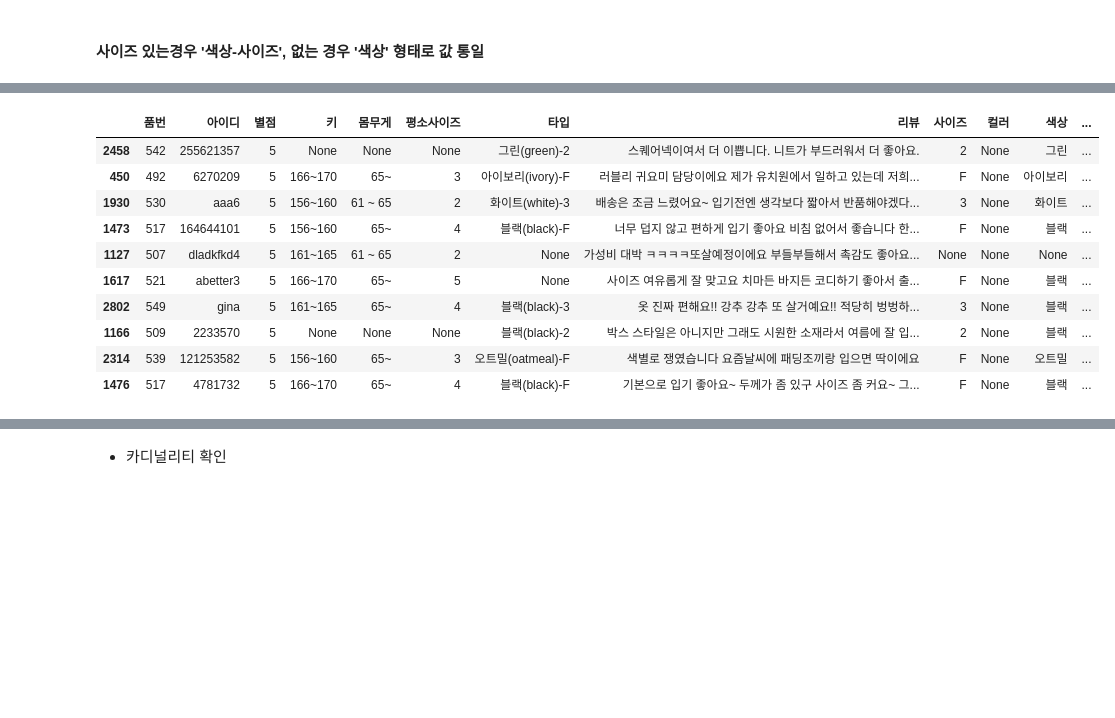
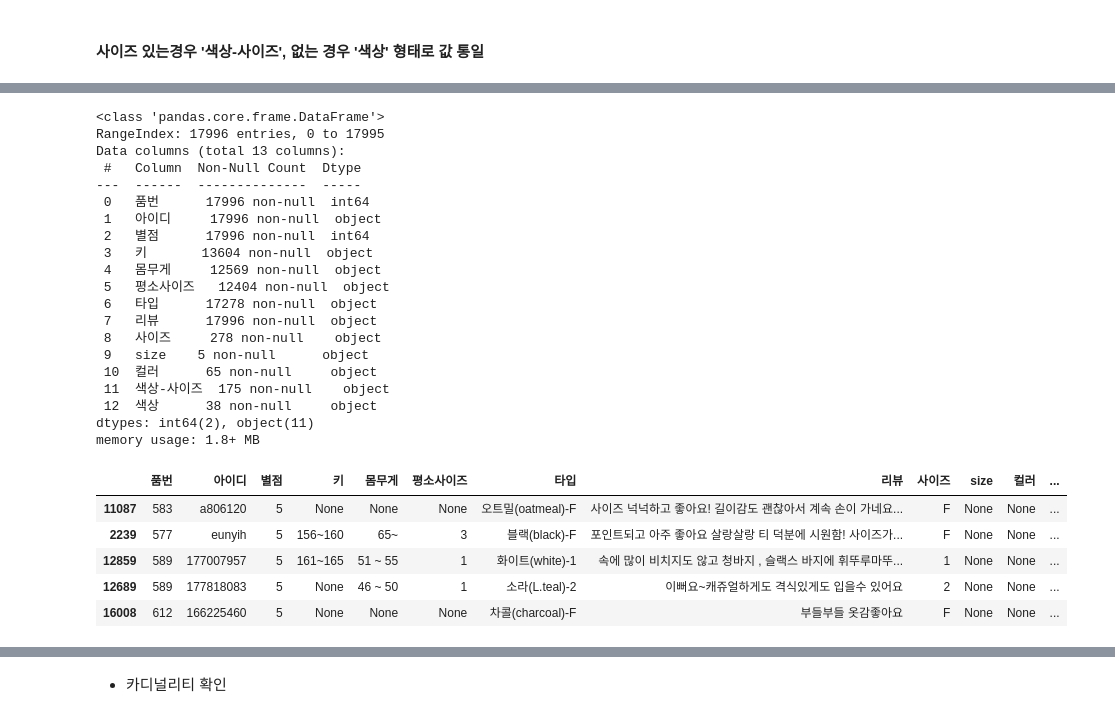
Before and after one commit to sai-with/pj_FitMyBody, a Jupyter notebook: Transform/preprocess.ipynb, the cells around one changed output, grey strips where cells are left out. Drawn from its saved outputs; the diff is of its cells as text; code cells hidden in the pictures; blank space fills up the shorter version.

```diff
--- a/Transform/preprocess.ipynb
+++ b/Transform/preprocess.ipynb
@@ -196,0 +177,5 @@ for col in cols:
+# %%
+idx = review.loc[review['사이즈']=='15'].index
+review.drop(idx, axis=0, inplace=True)
+review.reset_index(drop=True, inplace=True)
+review.info()
@@ -199,11 +205,11 @@ for col in cols:
 # %%
 # 사이즈 컬럼
 def size(row):
-    if row in ['1', '2', '3', '4', 'F', '블랙(black)-2', '블랙 1']:
+    if row in ['1', '2', '3', '4', 'F', '블랙 1']:
         return row
     elif row in ['1size', '미니-1', '1사이즈']:
         return re.sub('[^0-9]', '', row)
-    elif row=='free':
+    elif row=='free' or row=='프리':
         return 'F'
     elif row=='M':
         return '2'
@@ -224,6 +230,8 @@ def color(row):
             return row
         elif ' ' in row and '(' not in row:
             return row.split()[-1]
+        elif ',' in row:
+            return row.split(',')[-1].strip()
         elif row == '블':
             return '블루'
         else:
@@ -267,10 +275,10 @@ def denim_color(row):
 
 # review['데님'] = review['데님'].apply(denim_color)
 # review['색상-사이즈'] = review['색상-사이즈'].apply(denim_color)
-review['타입2'] = review['타입2'].apply(denim_color)
+# review['타입2'] = review['타입2'].apply(denim_color)
 # %%
 # 카디널리티 확인
-cols = ['사이즈', '컬러', '색상', '타입', '타입2'] #, '색상-사이즈', '데님'
+cols = ['타입', '사이즈','size', '컬러', '색상', '색상-사이즈'] #, '색상-사이즈', '데님'
 for col in cols:
     print(col)
     print(review[col].unique())
@@ -296,38 +327,61 @@ for col in cols:
+# %%
+size_idx = review.loc[review['size'].notnull()==True].index
+for i in size_idx:
+    review.loc[i, '사이즈'] = '1'
+# %% [output]
+<class 'pandas.core.frame.DataFrame'>
+RangeIndex: 17996 entries, 0 to 17995
+Data columns (total 13 columns):
+ #   Column  Non-Null Count  Dtype
+---  ------  --------------  -----
+ 0   품번      17996 non-null  int64
+ 1   아이디     17996 non-null  object
+ 2   별점      17996 non-null  int64
+ 3   키       13604 non-null  object
+ 4   몸무게     12569 non-null  object
+ 5   평소사이즈   12404 non-null  object
+ 6   타입      17278 non-null  object
+ 7   리뷰      17996 non-null  object
+ 8   사이즈     278 non-null    object
+ 9   size    5 non-null      object
+ 10  컬러      65 non-null     object
+ 11  색상-사이즈  175 non-null    object
+ 12  색상      38 non-null     object
+dtypes: int64(2), object(11)
+memory usage: 1.8+ MB
 # %%
 # 색상-사이즈 형태인 경우
     ## str.split()로 분리, 문자열 정규화로 데이터 수정
 # 색상 데이터만 있는 경우
     ## 문자열 정규화만 수행
 def col_merge(df, cols):
     def normalize(row):
         row[0] = re.sub('[^가-힣]','',row[0]) # 한글만 남기기
         return row
 
-    # 사이즈 컬럼 별도 수행
-    idx = df.loc[(review['사이즈']=='블랙-1') | (review['사이즈']=='블랙(black)-2')].index
-    for i in idx:
-        df.loc[i, ['색상', '사이즈']] = df.iloc[i]['사이즈'].split('-')
     for col in cols:
         idx = df.loc[df[col].notnull()==True].index
         for i in idx:
-            row = df.iloc[i][col].split('-')
+            row = df.loc[i, col].split('-')
             if len(row)==2:
                 df.loc[i, ['색상', '사이즈']] = normalize(row)
             else:
                 df.loc[i, ['색상']] = normalize(row)[0]
+        # print(row)
     return df
-cols = ['컬러', '타입', '타입2', '색상'] # , '색상-사이즈', '데님'
+
+# 사이즈 컬럼 별도 수행
+s_idx = review.loc[(review['사이즈']=='블랙-1') | (review['사이즈']=='블랙(black)-2')].index
+for s in s_idx:
+    review.loc[s, ['색상', '사이즈']] = review.iloc[s]['사이즈'].split('-')
+
+cols = ['타입', '컬러', '색상-사이즈'] # , '색상-사이즈', '데님'
 review = col_merge(review, cols)
-review.sample(10)
+review.sample(5)
 # %% [output]
-|  | 품번 | 아이디 | 별점 | 키 | 몸무게 | 평소사이즈 | 타입 | 리뷰 | 사이즈 | 컬러 | 색상 | ... |
-| 2458 | 542 | 255621357 | 5 | None | None | None | 그린(green)-2 | 스퀘어넥이여서 더 이쁩니다. 니트가 부드러워서 더 좋아요. | 2 | None | 그린 | ... |
-| 450 | 492 | 6270209 | 5 | 166~170 | 65~ | 3 | 아이보리(ivory)-F | 러블리 귀요미 담당이에요 제가 유치원에서 일하고 있는데 저희... | F | None | 아이보리 | ... |
-| 1930 | 530 | aaa6 | 5 | 156~160 | 61 ~ 65 | 2 | 화이트(white)-3 | 배송은 조금 느렸어요~ 입기전엔 생각보다 짧아서 반품해야겠다... | 3 | None | 화이트 | ... |
-| 1473 | 517 | 164644101 | 5 | 156~160 | 65~ | 4 | 블랙(black)-F | 너무 덥지 않고 편하게 입기 좋아요 비침 없어서 좋습니다 한... | F | None | 블랙 | ... |
-| 1127 | 507 | dladkfkd4 | 5 | 161~165 | 61 ~ 65 | 2 | None | 가성비 대박 ㅋㅋㅋㅋ또살예정이에요 부들부들해서 촉감도 좋아요... | None | None | None | ... |
-| 1617 | 521 | abetter3 | 5 | 166~170 | 65~ | 5 | None | 사이즈 여유롭게 잘 맞고요 치마든 바지든 코디하기 좋아서 출... | F | None | 블랙 | ... |
-| 2802 | 549 | gina | 5 | 161~165 | 65~ | 4 | 블랙(black)-3 | 옷 진짜 편해요!! 강추 강추 또 살거예요!! 적당히 벙벙하... | 3 | None | 블랙 | ... |
-| 1166 | 509 | 2233570 | 5 | None | None | None | 블랙(black)-2 | 박스 스타일은 아니지만 그래도 시원한 소재라서 여름에 잘 입... | 2 | None | 블랙 | ... |
-| 2314 | 539 | 121253582 | 5 | 156~160 | 65~ | 3 | 오트밀(oatmeal)-F | 색별로 쟁였습니다 요즘날씨에 패딩조끼랑 입으면 딱이에요 | F | None | 오트밀 | ... |
-| 1476 | 517 | 4781732 | 5 | 166~170 | 65~ | 4 | 블랙(black)-F | 기본으로 입기 좋아요~ 두께가 좀 있구 사이즈 좀 커요~ 그... | F | None | 블랙 | ... |
+|  | 품번 | 아이디 | 별점 | 키 | 몸무게 | 평소사이즈 | 타입 | 리뷰 | 사이즈 | size | 컬러 | ... |
+| 11087 | 583 | a806120 | 5 | None | None | None | 오트밀(oatmeal)-F | 사이즈 넉넉하고 좋아요! 길이감도 괜찮아서 계속 손이 가네요... | F | None | None | ... |
+| 2239 | 577 | eunyih | 5 | 156~160 | 65~ | 3 | 블랙(black)-F | 포인트되고 아주 좋아요 살랑살랑 티 덕분에 시원함! 사이즈가... | F | None | None | ... |
+| 12859 | 589 | 177007957 | 5 | 161~165 | 51 ~ 55 | 1 | 화이트(white)-1 | 속에 많이 비치지도 않고 청바지 , 슬랙스 바지에 휘뚜루마뚜... | 1 | None | None | ... |
+| 12689 | 589 | 177818083 | 5 | None | 46 ~ 50 | 1 | 소라(L.teal)-2 | 이뻐요~캐쥬얼하게도 격식있게도 입을수 있어요 | 2 | None | None | ... |
+| 16008 | 612 | 166225460 | 5 | None | None | None | 차콜(charcoal)-F | 부들부들 옷감좋아요 | F | None | None | ... |
```
Also changed, not shown: parts of 23 cells of this notebook.
